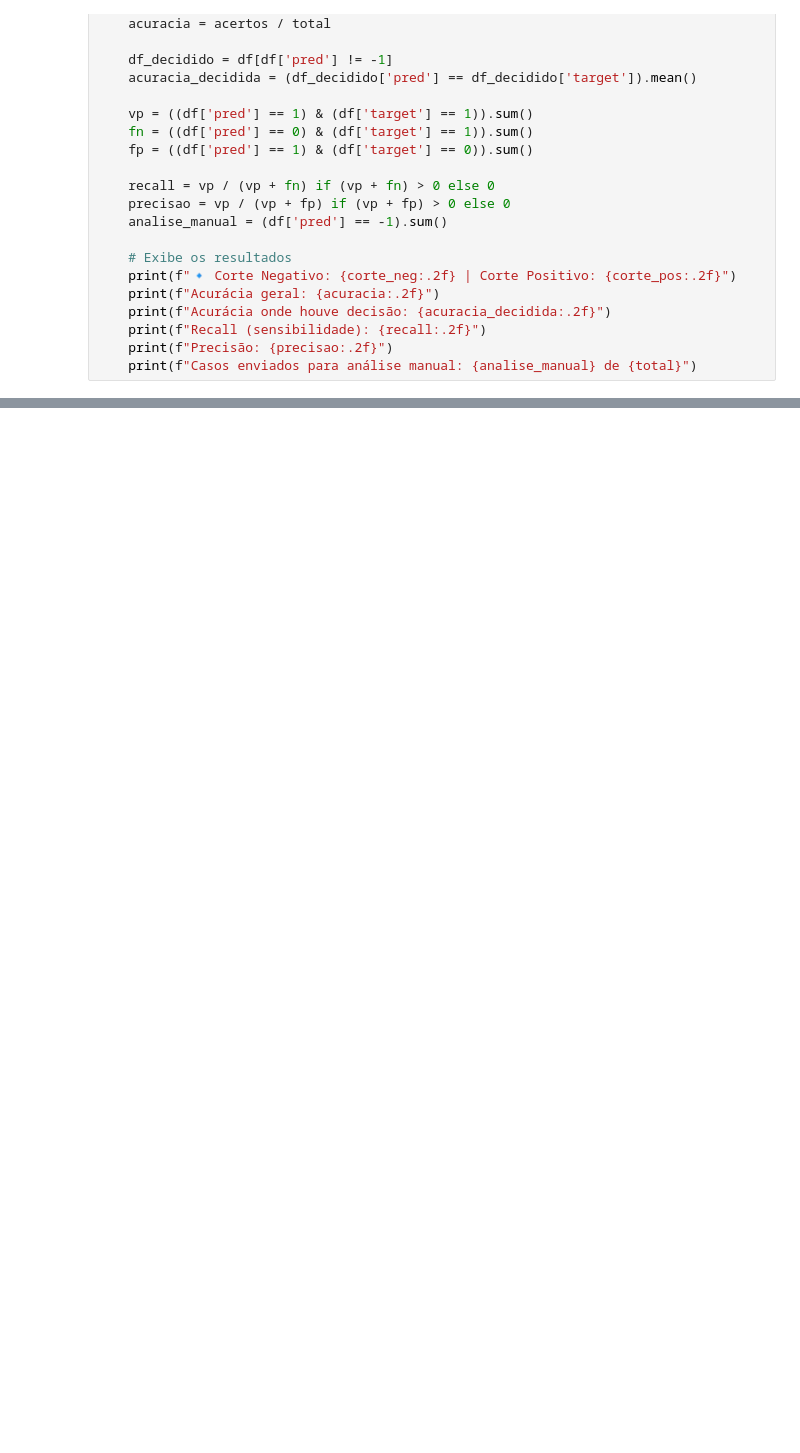
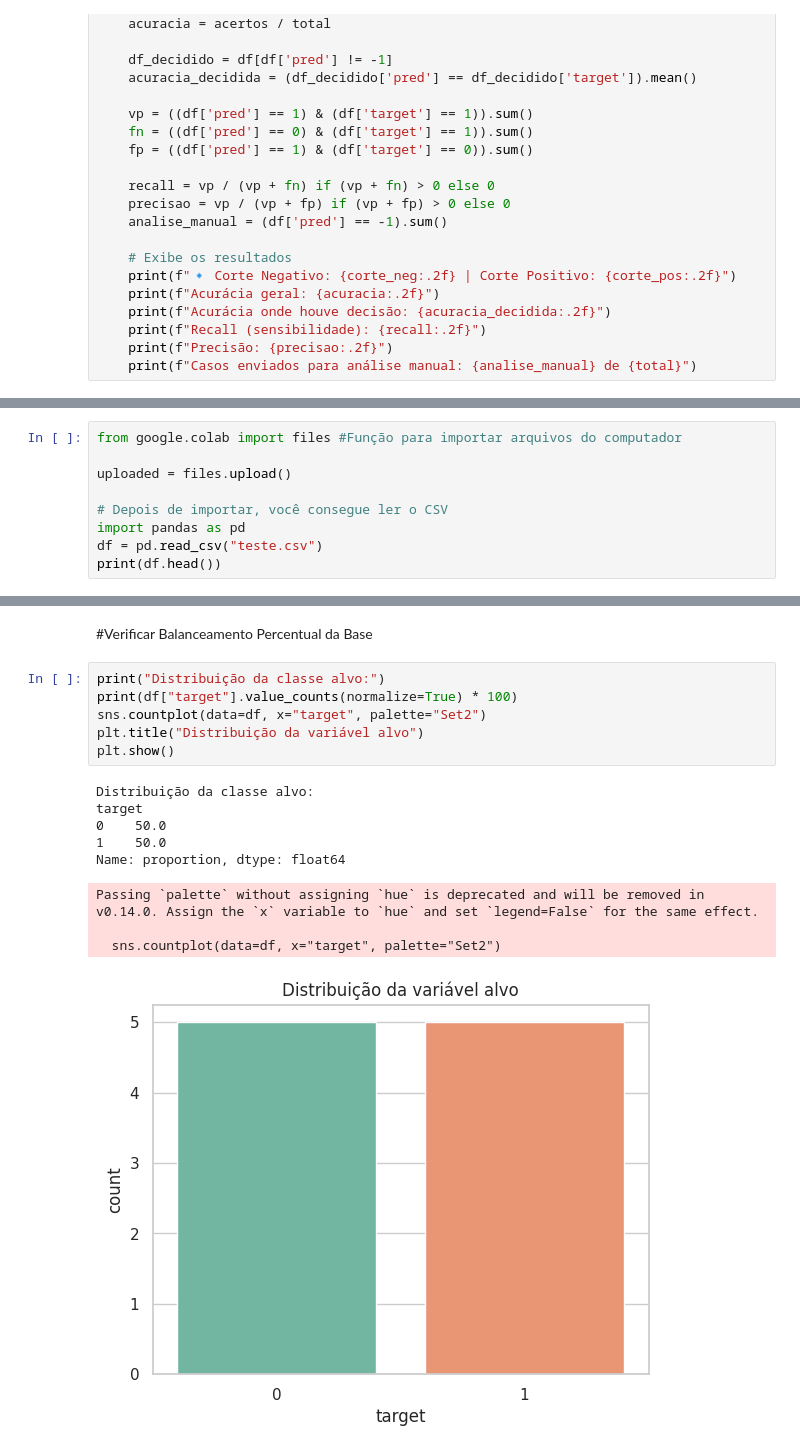
Before and after one commit to DezinTI/Data-Science, a Jupyter notebook: TrabPY_Data_Science.ipynb, the cells around one changed output, grey strips where cells are left out. Cells and saved outputs as stored; diff of their text form; blank space fills up the shorter version.

```diff
--- a/TrabPY_Data_Science.ipynb
+++ b/TrabPY_Data_Science.ipynb
@@ -212,0 +273,9 @@ Casos enviados para análise manual: 378 de 1000
+# %%
+from google.colab import files #Função para importar arquivos do computador
+
+uploaded = files.upload()
+
+# Depois de importar, você consegue ler o CSV
+import pandas as pd
+df = pd.read_csv("teste.csv")
+print(df.head())
@@ -212,0 +291,18 @@ Casos enviados para análise manual: 378 de 1000
+# %% [markdown]
+#Verificar Balanceamento Percentual da Base
+# %%
+print("Distribuição da classe alvo:")
+print(df["target"].value_counts(normalize=True) * 100)
+sns.countplot(data=df, x="target", palette="Set2")
+plt.title("Distribuição da variável alvo")
+plt.show()
+# %% [output]
+Distribuição da classe alvo:
+target
+0    50.0
+1    50.0
+Name: proportion, dtype: float64
+Passing `palette` without assigning `hue` is deprecated and will be removed in v0.14.0. Assign the `x` variable to `hue` and set `legend=False` for the same effect.
+
+  sns.countplot(data=df, x="target", palette="Set2")
+[figure, added]
```
Also changed, not shown: parts of 27 cells of this notebook.
